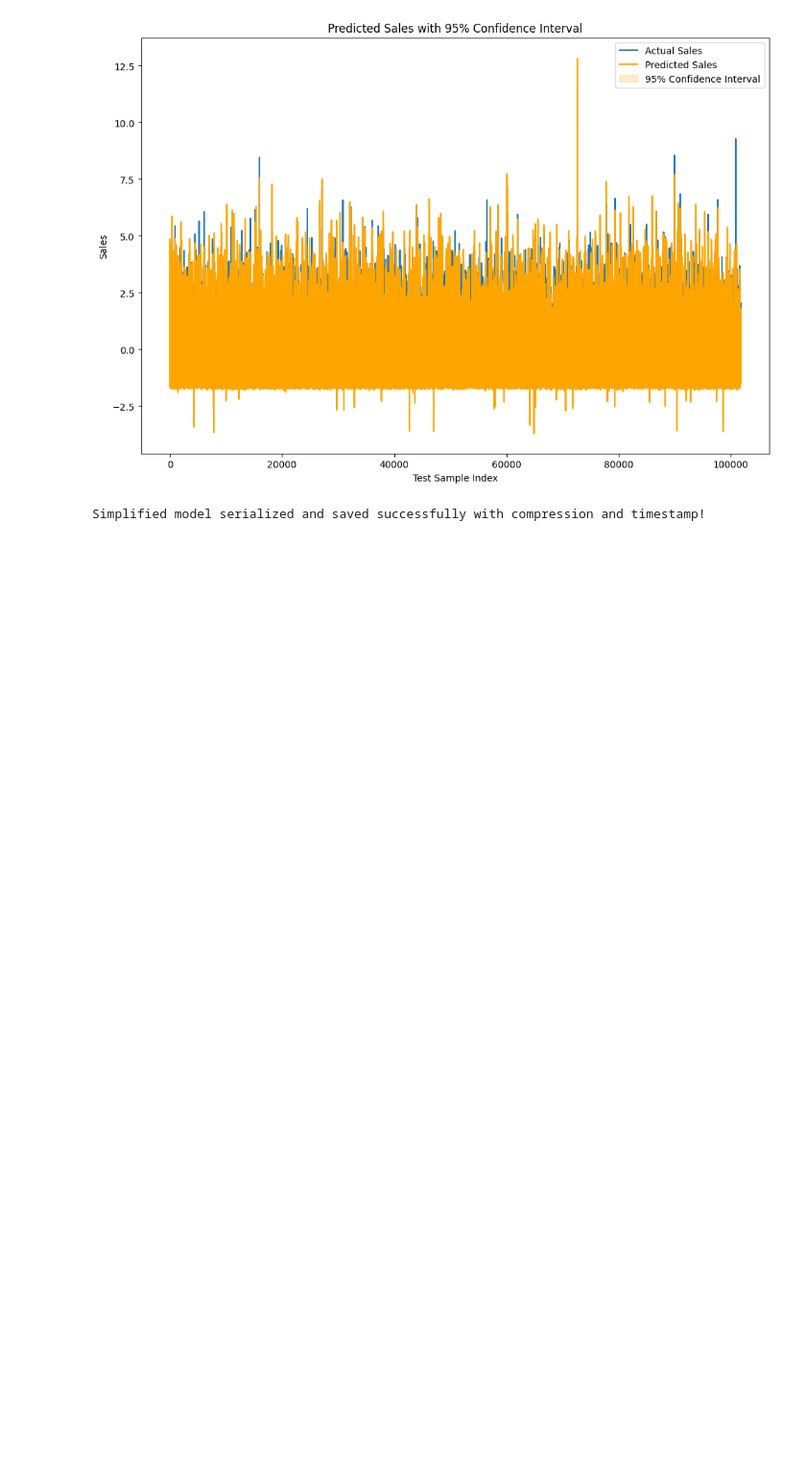
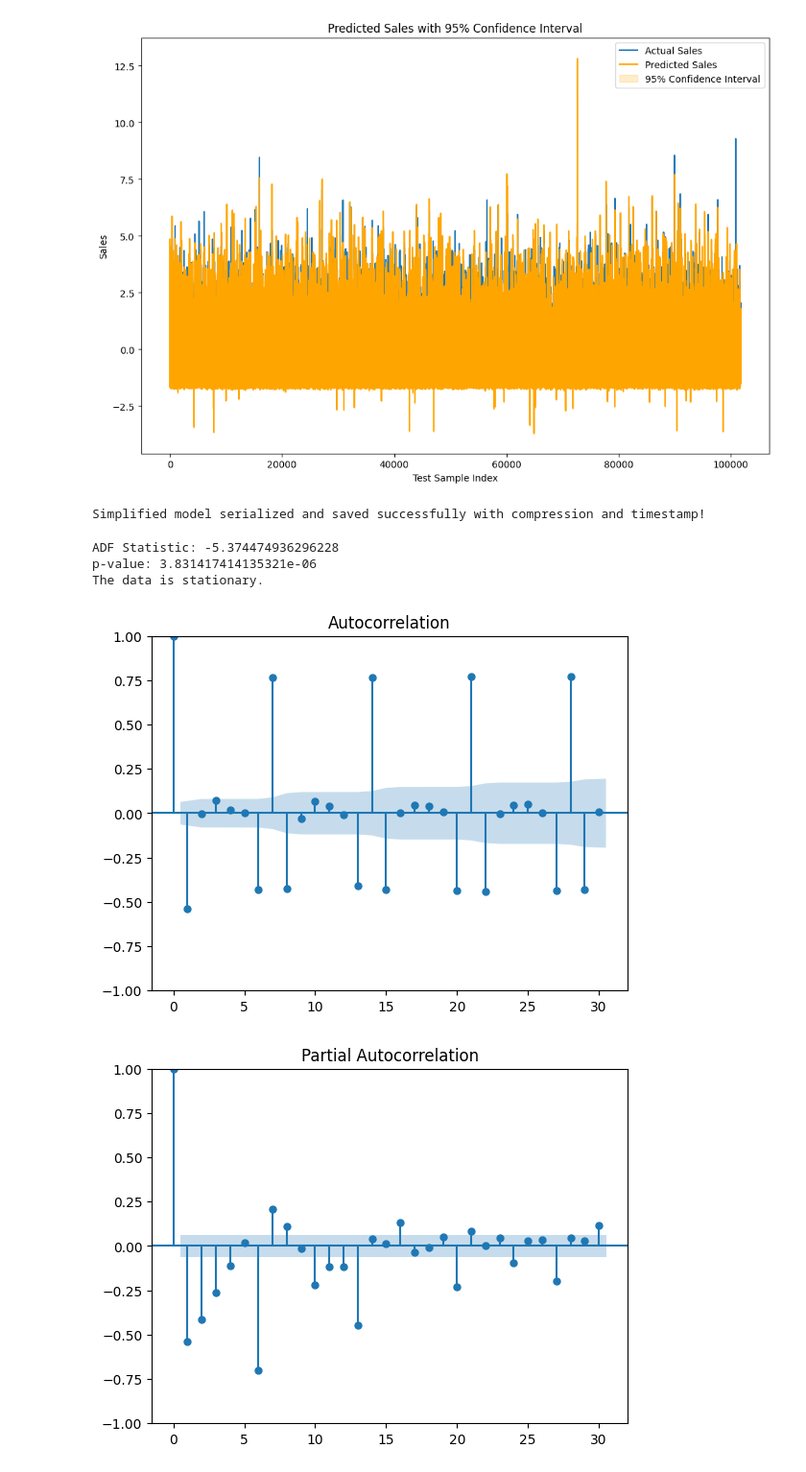
Before and after one commit to beza-lab/KAIM-WEEK-4, a Jupyter notebook: notebooks/task2_prediction_store_sales.ipynb, the cells around one changed output. Shown at 96% size. Saved outputs shown, nothing was run; the diff lists cells and outputs as text; code cells hidden in the pictures; blank space fills up the shorter version.

```diff
--- a/notebooks/task2_prediction_store_sales.ipynb
+++ b/notebooks/task2_prediction_store_sales.ipynb
@@ -422,0 +433,14 @@ Simplified model serialized and saved successfully with compression and timestam
+# %%
+import pandas as pd
+
+# Load the dataset
+df = pd.read_csv('D:/week4 data/preprocessed_data.csv')
+
+# Ensure Date column is datetime
+df['Date'] = pd.to_datetime(df['Date'])
+
+# Set Date as index
+df.set_index('Date', inplace=True)
+
+# Extract Store's sales data
+sales_data = df[df['Store'] == 1]['Sales']  # Example for Store 1
@@ -422,0 +450,31 @@ Simplified model serialized and saved successfully with compression and timestam
+# %%
+from statsmodels.tsa.stattools import adfuller
+
+# Perform ADF test
+result = adfuller(sales_data_downsampled.dropna())
+print('ADF Statistic:', result[0])
+print('p-value:', result[1])
+
+# Interpretation
+if result[1] > 0.05:
+    print("The data is non-stationary.")
+else:
+    print("The data is stationary.")
+# %% [output]
+ADF Statistic: -5.374474936296228
+p-value: 3.831417414135321e-06
+The data is stationary.
+# %%
+sales_data_diff = sales_data.diff().dropna()
+# %%
+from statsmodels.graphics.tsaplots import plot_acf, plot_pacf
+import matplotlib.pyplot as plt
+
+plot_acf(sales_data_diff)
+plt.show()
+
+plot_pacf(sales_data_diff)
+plt.show()
+# %% [output]
+[figure, added]
+[figure, added]
```
Also changed, not shown: parts of 4 cells of this notebook.
